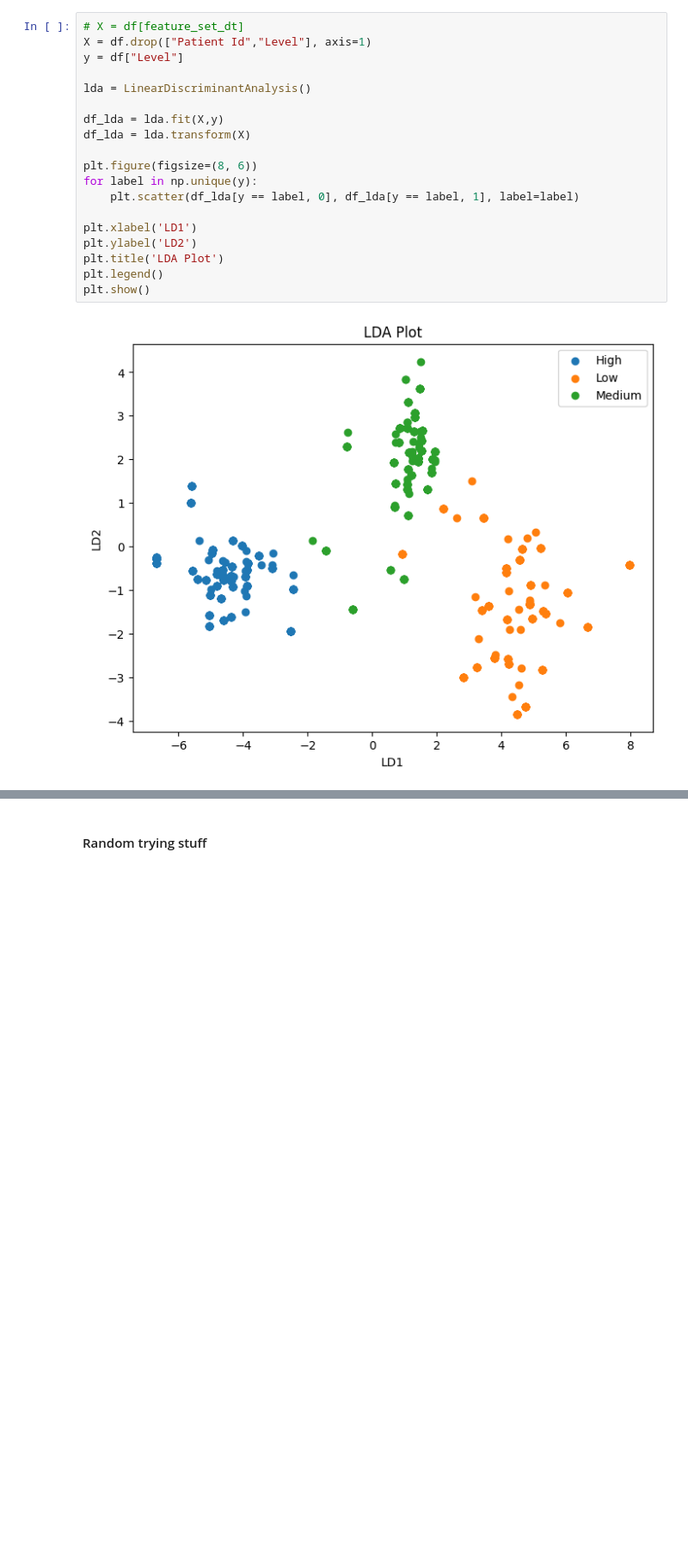
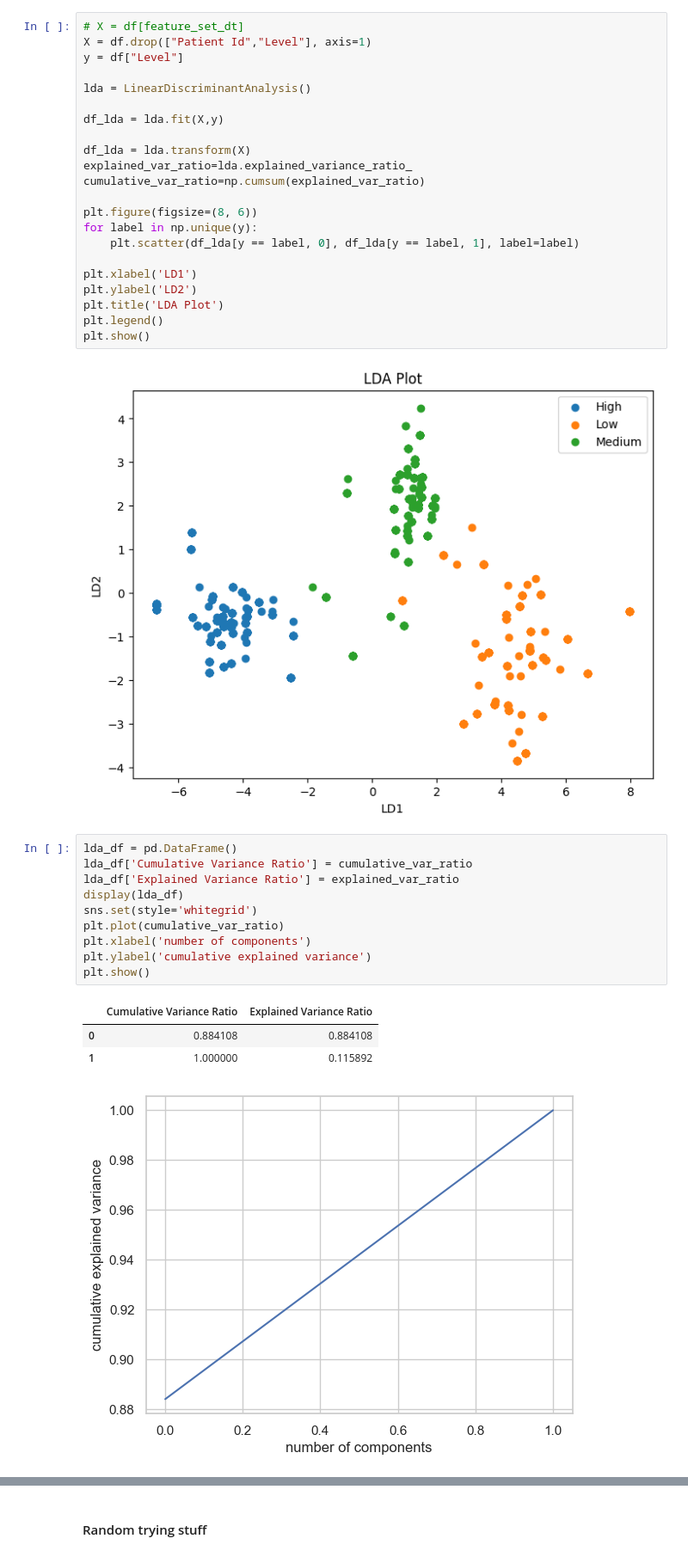
Before and after one commit to eugenegancw/Lung_Cancer_Prediction, a Jupyter notebook: linear_separability.ipynb, the cells around one changed output, grey strips where cells are left out. Shown at 86% size. Drawn from its saved outputs; the diff is of its cells as text; blank space fills up the shorter version.

```diff
--- a/linear_separability.ipynb
+++ b/linear_separability.ipynb
@@ -330,7 +328,10 @@ y = df["Level"]
 lda = LinearDiscriminantAnalysis()
 
 df_lda = lda.fit(X,y)
+
 df_lda = lda.transform(X)
+explained_var_ratio=lda.explained_variance_ratio_
+cumulative_var_ratio=np.cumsum(explained_var_ratio)
 
 plt.figure(figsize=(8, 6))
 for label in np.unique(y):
@@ -343,6 +344,21 @@ plt.legend()
 plt.show()
 # %% [output]
 [figure]
+# %%
+lda_df = pd.DataFrame()
+lda_df['Cumulative Variance Ratio'] = cumulative_var_ratio
+lda_df['Explained Variance Ratio'] = explained_var_ratio
+display(lda_df)
+sns.set(style='whitegrid')
+plt.plot(cumulative_var_ratio)
+plt.xlabel('number of components')
+plt.ylabel('cumulative explained variance')
+plt.show()
+# %% [output]
+|  | Cumulative Variance Ratio | Explained Variance Ratio |
+| 0 | 0.884108 | 0.884108 |
+| 1 | 1.000000 | 0.115892 |
+[figure, added]
 # %%
 X = df[feature_set_dt]
 y = df["Level"]
```
Also changed, not shown: parts of 15 cells of this notebook, 1 other file.
